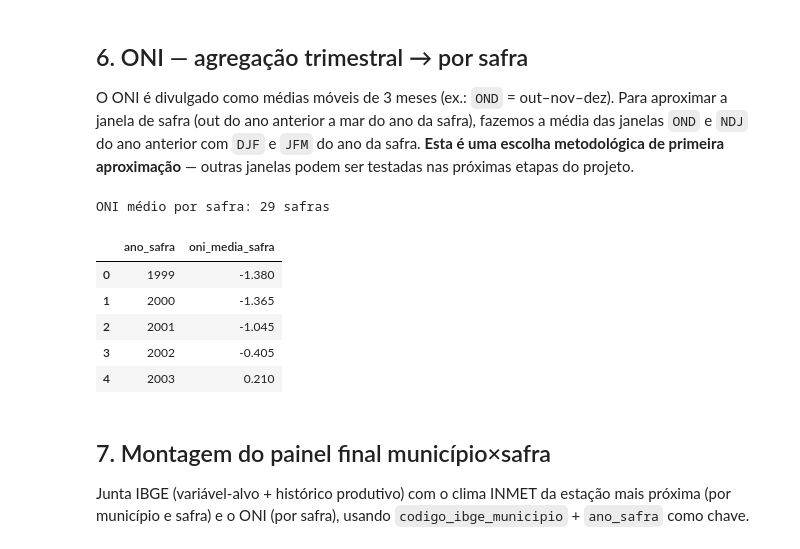
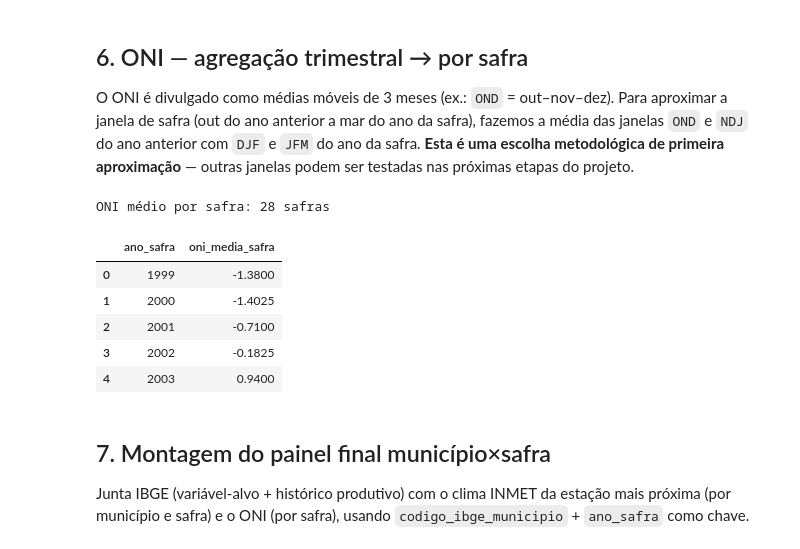
Before and after one commit to isah5/Projeto_Safra_de_Soja, a Jupyter notebook: notebooks/analise_exploratoria.ipynb, the cells around one changed output. Cells and saved outputs as stored; diff of their text form; code cells hidden in the pictures.

```diff
--- a/notebooks/analise_exploratoria.ipynb
+++ b/notebooks/analise_exploratoria.ipynb
@@ -234,30 +235,31 @@ ser testadas nas próximas etapas do projeto.
 # %%
 df_oni = pd.read_csv(f"{RAW}/noaa_oni_1999_2025.csv")
 
-JANELA = {"OND": -1, "NDJ": -1, "DJF": 0, "JFM": 0}
+# Quantos anos somar ao ano do trimestre para chegar à safra:
+# OND/NDJ de 2004 -> safra 2005; DJF/JFM de 2005 -> safra 2005
+JANELA = {"OND": 1, "NDJ": 1, "DJF": 0, "JFM": 0}
 rows = []
 for _, r in df_oni.iterrows():
     if r["seas"] in JANELA:
-        offset = JANELA[r["seas"]]
-        ano_safra = int(r["ano"]) - offset + (1 if offset == -1 else 0)
+        ano_safra = int(r["ano"]) + JANELA[r["seas"]]
         rows.append({"ano_safra": ano_safra, "oni_anom": r["oni_anom"]})
 
 df_oni_win = pd.DataFrame(rows)
 oni_por_safra = (
     df_oni_win.groupby("ano_safra")["oni_anom"].mean()
     .reset_index()
     .rename(columns={"oni_anom": "oni_media_safra"})
 )
 print("ONI médio por safra:", oni_por_safra.shape[0], "safras")
 oni_por_safra.head()
 # %% [output]
-ONI médio por safra: 29 safras
+ONI médio por safra: 28 safras
 |  | ano_safra | oni_media_safra |
-| 0 | 1999 | -1.380 |
-| 1 | 2000 | -1.365 |
-| 2 | 2001 | -1.045 |
-| 3 | 2002 | -0.405 |
-| 4 | 2003 | 0.210 |
+| 0 | 1999 | -1.3800 |
+| 1 | 2000 | -1.4025 |
+| 2 | 2001 | -0.7100 |
+| 3 | 2002 | -0.1825 |
+| 4 | 2003 | 0.9400 |
 # %% [markdown]
 ## 7. Montagem do painel final município×safra
 
```
Also changed, not shown: parts of 6 cells of this notebook, 23 other files.
